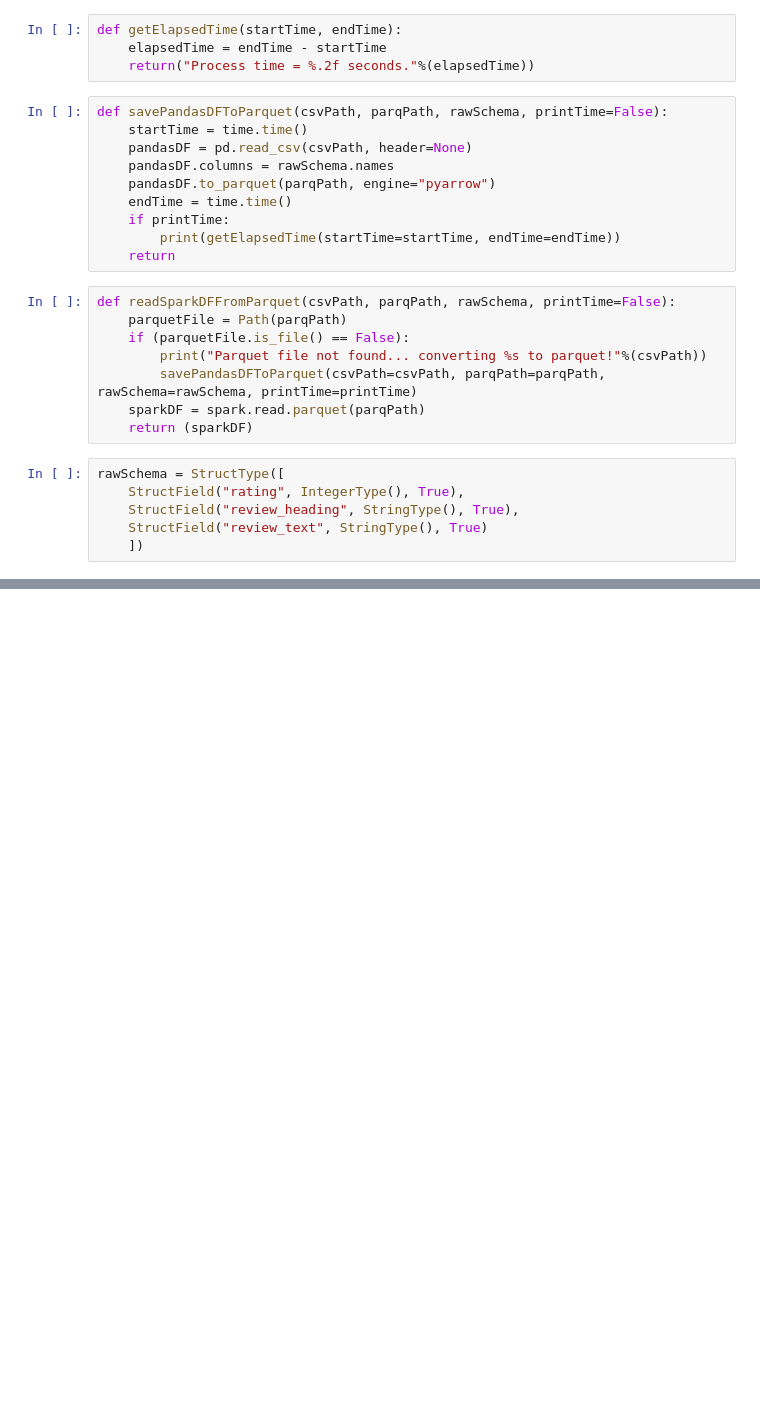
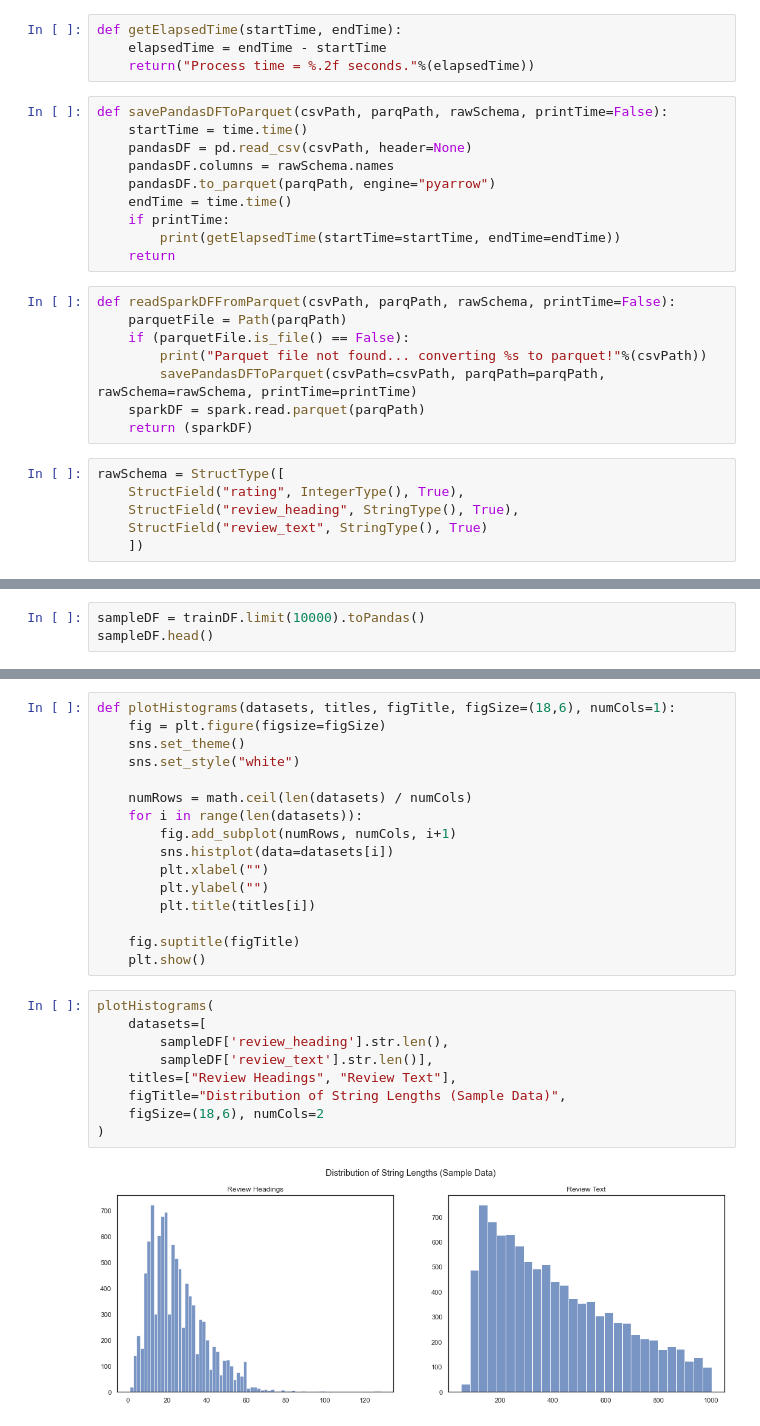
Before and after one commit to sinhars/IBM-Advanced-Data-Science-Capstone, a Jupyter notebook: [ibm-adv-data-science-capstone].etl.python.v1.ipynb, the cells around one changed output, grey strips where cells are left out. Cells and saved outputs as stored; diff of their text form; blank space fills up the shorter version.

```diff
--- a/[ibm-adv-data-science-capstone].etl.python.v1.ipynb
+++ b/[ibm-adv-data-science-capstone].etl.python.v1.ipynb
@@ -84,3 +89,6 @@ Process time = 5.56 seconds.
 only showing top 5 rows
 
 Gave this to my dad for a gag gift after directing "Nunsense," he got a reall kick out of it!
+# %%
+sampleDF = trainDF.limit(10000).toPandas()
+sampleDF.head()
@@ -86,0 +102,27 @@ Gave this to my dad for a gag gift after directing "Nunsense," he got a reall ki
+# %%
+def plotHistograms(datasets, titles, figTitle, figSize=(18,6), numCols=1):
+    fig = plt.figure(figsize=figSize)
+    sns.set_theme()
+    sns.set_style("white")
+
+    numRows = math.ceil(len(datasets) / numCols)
+    for i in range(len(datasets)):
+        fig.add_subplot(numRows, numCols, i+1)
+        sns.histplot(data=datasets[i])
+        plt.xlabel("")
+        plt.ylabel("")
+        plt.title(titles[i])
+
+    fig.suptitle(figTitle)
+    plt.show()
+# %%
+plotHistograms(
+    datasets=[
+        sampleDF['review_heading'].str.len(),
+        sampleDF['review_text'].str.len()],
+    titles=["Review Headings", "Review Text"],
+    figTitle="Distribution of String Lengths (Sample Data)",
+    figSize=(18,6), numCols=2
+)
+# %% [output]
+[figure, added]
```
Also changed, not shown: parts of 11 cells of this notebook.
